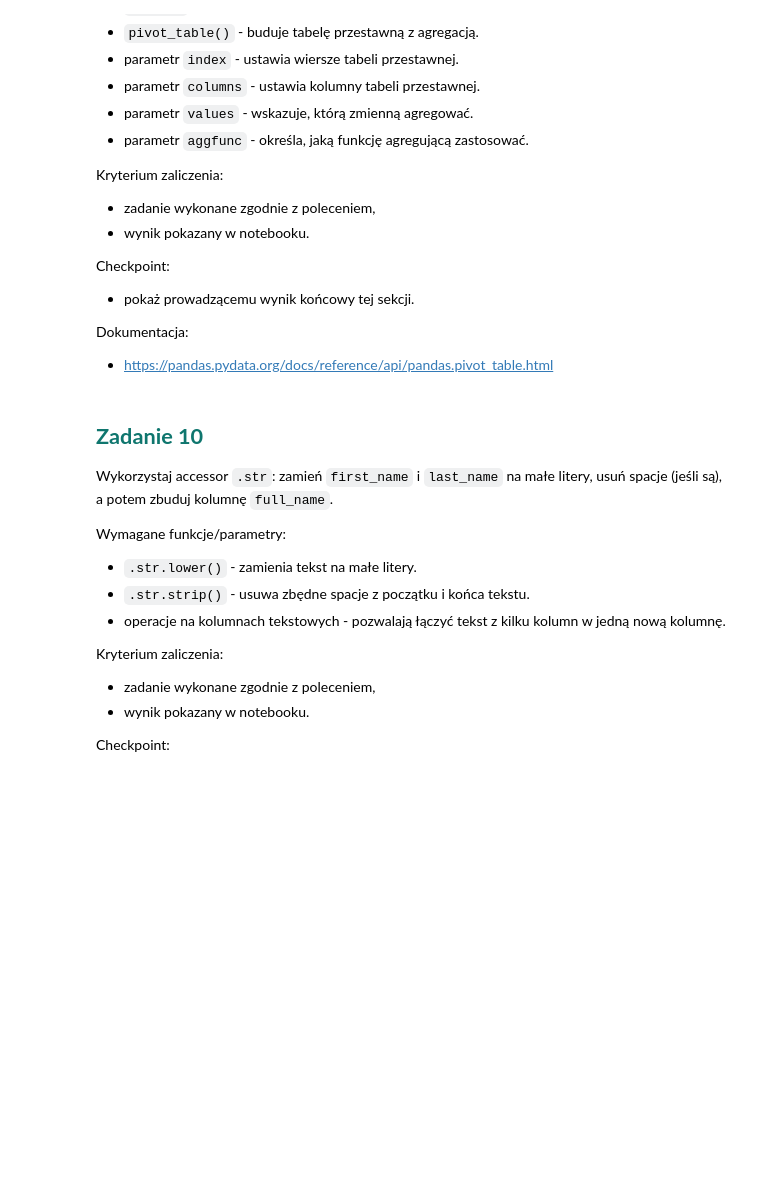
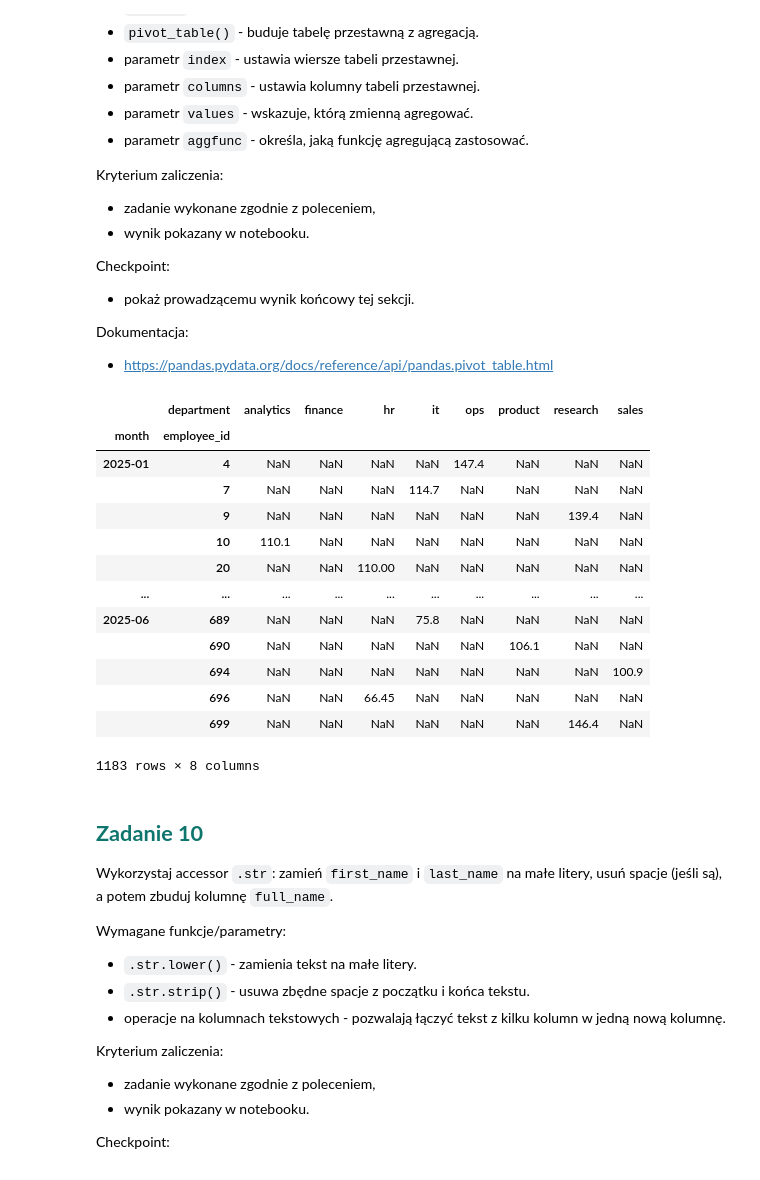
Before and after one commit to tpawlonka/AnalizaDanychPythonKurs, a Jupyter notebook: AnalizaDanychPython_Lekcja3.ipynb, the cells around one changed output. Saved outputs shown, nothing was run; the diff lists cells and outputs as text; code cells hidden in the pictures; blank space fills up the shorter version.

```diff
--- a/AnalizaDanychPython_Lekcja3.ipynb
+++ b/AnalizaDanychPython_Lekcja3.ipynb
@@ -713,0 +787,5 @@ Dokumentacja:
+# %%
+# tutaj dodaj swój kod
+departments = pd.read_csv('./dane_lekcja3/departments.csv')
+employees = employees.merge(departments, on='department', how='left', indicator=True)
+print(employees.head())
@@ -763,3 +865,24 @@ Dokumentacja:
+# %%
+# tutaj dodaj swój kod
+monthly_hours = pd.read_csv('./dane_lekcja3/monthly_hours.csv')
+monthly_hours = monthly_hours.merge(employees, on='employee_id', how='left', indicator=False)
+monthly_hours_pivot = monthly_hours.pivot_table(index=['month', 'employee_id'], columns=['department'], values='billable_hours', aggfunc='mean')
+monthly_hours_pivot
+# %% [output]
+|  | department | analytics | finance | hr | it | ops | product | research | sales |
+| month | employee_id |  |  |  |  |  |  |  |  |
+| 2025-01 | 4 | NaN | NaN | NaN | NaN | 147.4 | NaN | NaN | NaN |
+|  | 7 | NaN | NaN | NaN | 114.7 | NaN | NaN | NaN | NaN |
+|  | 9 | NaN | NaN | NaN | NaN | NaN | NaN | 139.4 | NaN |
+|  | 10 | 110.1 | NaN | NaN | NaN | NaN | NaN | NaN | NaN |
+|  | 20 | NaN | NaN | 110.00 | NaN | NaN | NaN | NaN | NaN |
+| ... | ... | ... | ... | ... | ... | ... | ... | ... | ... |
+| 2025-06 | 689 | NaN | NaN | NaN | 75.8 | NaN | NaN | NaN | NaN |
+|  | 690 | NaN | NaN | NaN | NaN | NaN | 106.1 | NaN | NaN |
+|  | 694 | NaN | NaN | NaN | NaN | NaN | NaN | NaN | 100.9 |
+|  | 696 | NaN | NaN | 66.45 | NaN | NaN | NaN | NaN | NaN |
+|  | 699 | NaN | NaN | NaN | NaN | NaN | NaN | 146.4 | NaN |
+1183 rows × 8 columns
 # %% [markdown]
 ## <span style="color:#0f766e; font-weight:700;">Zadanie 10</span>
 
```
Also changed, not shown: parts of 16 cells of this notebook.
